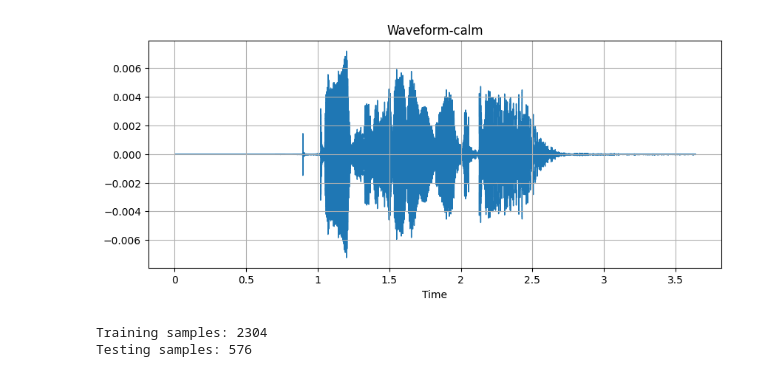
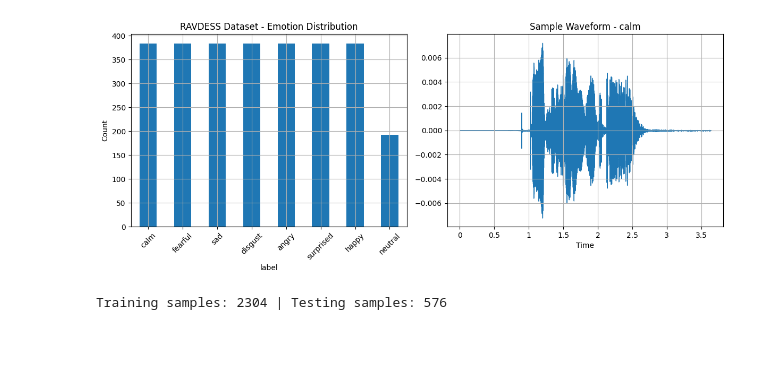
Before and after one commit to Alokik-29/Project_1, a Jupyter notebook: Project_1.ipynb, the cells around one changed output. Cells and saved outputs as stored; diff of their text form; code cells hidden in the pictures; blank space fills up the shorter version.

```diff
--- a/Project_1.ipynb
+++ b/Project_1.ipynb
@@ -126,19 +91,24 @@ Name: count, dtype: int64
 # %%
-#pick a random sample
-if not df.empty:
-  sample_file=df['file_path'][0]
-  sample_label=df['label'][0]
+# Cell 3: Data Visualization
+def visualize_dataset_distribution():
+    plt.figure(figsize=(12, 5))
 
-  #displaay audio player
-  display(Audio(sample_file))
+    plt.subplot(1, 2, 1)
+    df['label'].value_counts().plot(kind='bar')
+    plt.title('RAVDESS Dataset - Emotion Distribution')
+    plt.ylabel('Count')
+    plt.xticks(rotation=45)
 
-  #load waveform
-  y,sr=librosa.load(sample_file,sr=16000)
-  y = np.expand_dims(y, axis=0)
-  plt.figure()
-  librosa.display.waveshow(y,sr=sr)
-  plt.title(f"Waveform-{sample_label}")
-  plt.show()
-else:
-  print("DataFrame is empty, cannot display a sample.")
+    plt.subplot(1, 2, 2)
+    if not df.empty:
+        sample_file = df['file_path'].iloc[0]
+        sample_label = df['label'].iloc[0]
+        y, sr = librosa.load(sample_file, sr=16000)
+        librosa.display.waveshow(y, sr=sr)
+        plt.title(f"Sample Waveform - {sample_label}")
+
+    plt.tight_layout()
+    plt.show()
+
+visualize_dataset_distribution()
 # %% [output]
@@ -146 +115 @@ else:
-[figure, old version]
+[figure, new version]
@@ -165,8 +183,15 @@ def mel_spectrogram_transform(y,sr,n_mels=64,n_fft=1024,hop_length=512):
 # %%
-train_df, test_df = train_test_split(df, test_size=0.2, random_state=SEED, stratify=df['label'])
+# Cell 6: Data Splitting and Loaders
+train_df, test_df = train_test_split(
+    df, test_size=0.2, random_state=SEED, stratify=df['label']
+)
+print(f"Training samples: {len(train_df)} | Testing samples: {len(test_df)}")
 
-print(f"Training samples: {len(train_df)}")
-print(f"Testing samples: {len(test_df)}")
+train_dataset = RAVDESSDataset(train_df)
+test_dataset = RAVDESSDataset(test_df)
+
+BATCH_SIZE = 16
+train_loader = DataLoader(train_dataset, batch_size=BATCH_SIZE, shuffle=True, collate_fn=collate_fn, num_workers=2)
+test_loader  = DataLoader(test_dataset,  batch_size=BATCH_SIZE, shuffle=False, collate_fn=collate_fn, num_workers=2)
 # %% [output]
-Training samples: 2304
-Testing samples: 576
+Training samples: 2304 | Testing samples: 576
```
Also changed, not shown: parts of 26 cells of this notebook.
